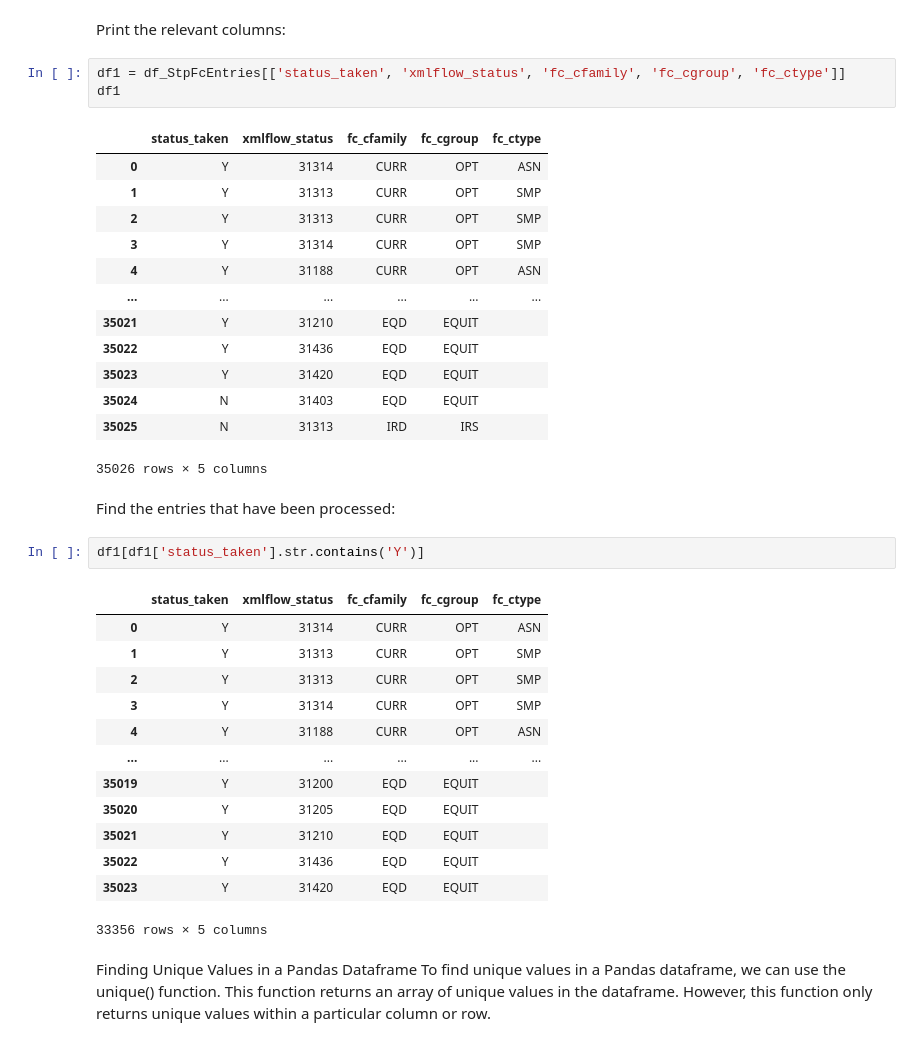
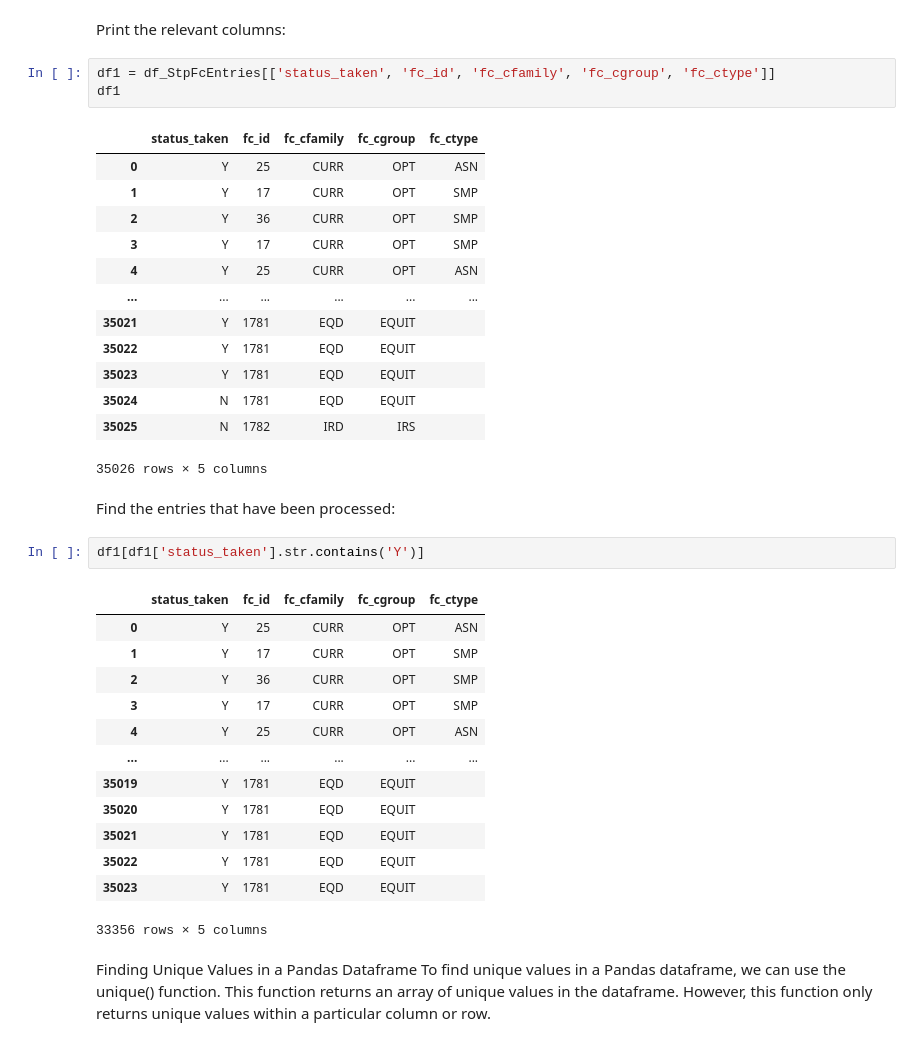
Before and after one commit to ash-111/Technical-Assignment---April-5, a Jupyter notebook: Code_v3.ipynb, the cells around one changed output. Cells and saved outputs as stored; diff of their text form.

```diff
--- a/Code_v3.ipynb
+++ b/Code_v3.ipynb
@@ -50,39 +50,39 @@ df_StpFcEntries.head()
 # %% [markdown]
 Print the relevant columns:
 # %%
-df1 = df_StpFcEntries[['status_taken', 'xmlflow_status', 'fc_cfamily', 'fc_cgroup', 'fc_ctype']]
+df1 = df_StpFcEntries[['status_taken', 'fc_id', 'fc_cfamily', 'fc_cgroup', 'fc_ctype']]
 df1
 # %% [output]
-|  | status_taken | xmlflow_status | fc_cfamily | fc_cgroup | fc_ctype |
-| 0 | Y | 31314 | CURR | OPT | ASN |
-| 1 | Y | 31313 | CURR | OPT | SMP |
-| 2 | Y | 31313 | CURR | OPT | SMP |
-| 3 | Y | 31314 | CURR | OPT | SMP |
-| 4 | Y | 31188 | CURR | OPT | ASN |
+|  | status_taken | fc_id | fc_cfamily | fc_cgroup | fc_ctype |
+| 0 | Y | 25 | CURR | OPT | ASN |
+| 1 | Y | 17 | CURR | OPT | SMP |
+| 2 | Y | 36 | CURR | OPT | SMP |
+| 3 | Y | 17 | CURR | OPT | SMP |
+| 4 | Y | 25 | CURR | OPT | ASN |
 | ... | ... | ... | ... | ... | ... |
-| 35021 | Y | 31210 | EQD | EQUIT |  |
-| 35022 | Y | 31436 | EQD | EQUIT |  |
-| 35023 | Y | 31420 | EQD | EQUIT |  |
-| 35024 | N | 31403 | EQD | EQUIT |  |
-| 35025 | N | 31313 | IRD | IRS |  |
+| 35021 | Y | 1781 | EQD | EQUIT |  |
+| 35022 | Y | 1781 | EQD | EQUIT |  |
+| 35023 | Y | 1781 | EQD | EQUIT |  |
+| 35024 | N | 1781 | EQD | EQUIT |  |
+| 35025 | N | 1782 | IRD | IRS |  |
 35026 rows × 5 columns
 # %% [markdown]
 Find the entries that have been processed:
 # %%
 df1[df1['status_taken'].str.contains('Y')]
 # %% [output]
-|  | status_taken | xmlflow_status | fc_cfamily | fc_cgroup | fc_ctype |
-| 0 | Y | 31314 | CURR | OPT | ASN |
-| 1 | Y | 31313 | CURR | OPT | SMP |
-| 2 | Y | 31313 | CURR | OPT | SMP |
-| 3 | Y | 31314 | CURR | OPT | SMP |
-| 4 | Y | 31188 | CURR | OPT | ASN |
+|  | status_taken | fc_id | fc_cfamily | fc_cgroup | fc_ctype |
+| 0 | Y | 25 | CURR | OPT | ASN |
+| 1 | Y | 17 | CURR | OPT | SMP |
+| 2 | Y | 36 | CURR | OPT | SMP |
+| 3 | Y | 17 | CURR | OPT | SMP |
+| 4 | Y | 25 | CURR | OPT | ASN |
 | ... | ... | ... | ... | ... | ... |
-| 35019 | Y | 31200 | EQD | EQUIT |  |
-| 35020 | Y | 31205 | EQD | EQUIT |  |
-| 35021 | Y | 31210 | EQD | EQUIT |  |
-| 35022 | Y | 31436 | EQD | EQUIT |  |
-| 35023 | Y | 31420 | EQD | EQUIT |  |
+| 35019 | Y | 1781 | EQD | EQUIT |  |
+| 35020 | Y | 1781 | EQD | EQUIT |  |
+| 35021 | Y | 1781 | EQD | EQUIT |  |
+| 35022 | Y | 1781 | EQD | EQUIT |  |
+| 35023 | Y | 1781 | EQD | EQUIT |  |
 33356 rows × 5 columns
 # %% [markdown]
 Finding Unique Values in a Pandas Dataframe
```
Also changed, not shown: parts of 5 cells of this notebook, 1 other file.
